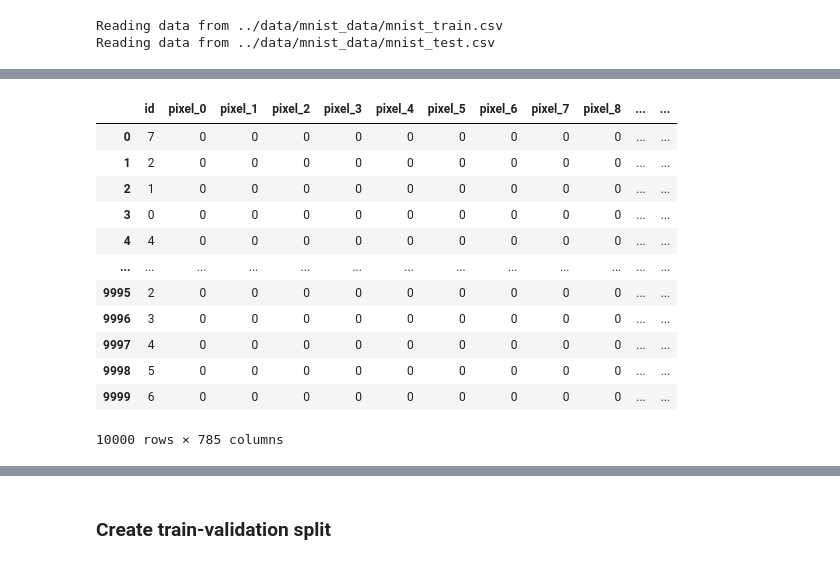
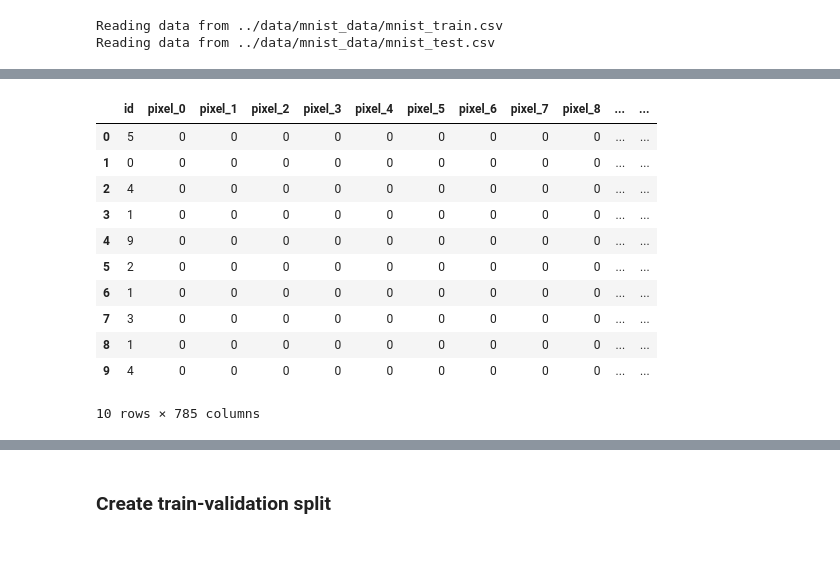
Before and after one commit to MatthewJansen/Vectorized-Neural-Network, a Jupyter notebook: src/MNIST_Classifcation.ipynb, the cells around one changed output, grey strips where cells are left out. Drawn from its saved outputs; the diff is of its cells as text; code cells hidden in the pictures.

```diff
--- a/src/MNIST_Classifcation.ipynb
+++ b/src/MNIST_Classifcation.ipynb
@@ -59,16 +73,16 @@ train_df
-# %%
-test_df
-# %% [output]
-|  | id | pixel_0 | pixel_1 | pixel_2 | pixel_3 | pixel_4 | pixel_5 | pixel_6 | pixel_7 | pixel_8 | ... | ... |
-| 0 | 7 | 0 | 0 | 0 | 0 | 0 | 0 | 0 | 0 | 0 | ... | ... |
-| 1 | 2 | 0 | 0 | 0 | 0 | 0 | 0 | 0 | 0 | 0 | ... | ... |
-| 2 | 1 | 0 | 0 | 0 | 0 | 0 | 0 | 0 | 0 | 0 | ... | ... |
-| 3 | 0 | 0 | 0 | 0 | 0 | 0 | 0 | 0 | 0 | 0 | ... | ... |
-| 4 | 4 | 0 | 0 | 0 | 0 | 0 | 0 | 0 | 0 | 0 | ... | ... |
-| ... | ... | ... | ... | ... | ... | ... | ... | ... | ... | ... | ... | ... |
-| 9995 | 2 | 0 | 0 | 0 | 0 | 0 | 0 | 0 | 0 | 0 | ... | ... |
-| 9996 | 3 | 0 | 0 | 0 | 0 | 0 | 0 | 0 | 0 | 0 | ... | ... |
-| 9997 | 4 | 0 | 0 | 0 | 0 | 0 | 0 | 0 | 0 | 0 | ... | ... |
-| 9998 | 5 | 0 | 0 | 0 | 0 | 0 | 0 | 0 | 0 | 0 | ... | ... |
-| 9999 | 6 | 0 | 0 | 0 | 0 | 0 | 0 | 0 | 0 | 0 | ... | ... |
-10000 rows × 785 columns
+# %%
+# View the first 10 samples from the training set
+train_df.head(10)
+# %% [output]
+|  | id | pixel_0 | pixel_1 | pixel_2 | pixel_3 | pixel_4 | pixel_5 | pixel_6 | pixel_7 | pixel_8 | ... | ... |
+| 0 | 5 | 0 | 0 | 0 | 0 | 0 | 0 | 0 | 0 | 0 | ... | ... |
+| 1 | 0 | 0 | 0 | 0 | 0 | 0 | 0 | 0 | 0 | 0 | ... | ... |
+| 2 | 4 | 0 | 0 | 0 | 0 | 0 | 0 | 0 | 0 | 0 | ... | ... |
+| 3 | 1 | 0 | 0 | 0 | 0 | 0 | 0 | 0 | 0 | 0 | ... | ... |
+| 4 | 9 | 0 | 0 | 0 | 0 | 0 | 0 | 0 | 0 | 0 | ... | ... |
+| 5 | 2 | 0 | 0 | 0 | 0 | 0 | 0 | 0 | 0 | 0 | ... | ... |
+| 6 | 1 | 0 | 0 | 0 | 0 | 0 | 0 | 0 | 0 | 0 | ... | ... |
+| 7 | 3 | 0 | 0 | 0 | 0 | 0 | 0 | 0 | 0 | 0 | ... | ... |
+| 8 | 1 | 0 | 0 | 0 | 0 | 0 | 0 | 0 | 0 | 0 | ... | ... |
+| 9 | 4 | 0 | 0 | 0 | 0 | 0 | 0 | 0 | 0 | 0 | ... | ... |
+10 rows × 785 columns
```
Also changed, not shown: parts of 43 cells of this notebook.
